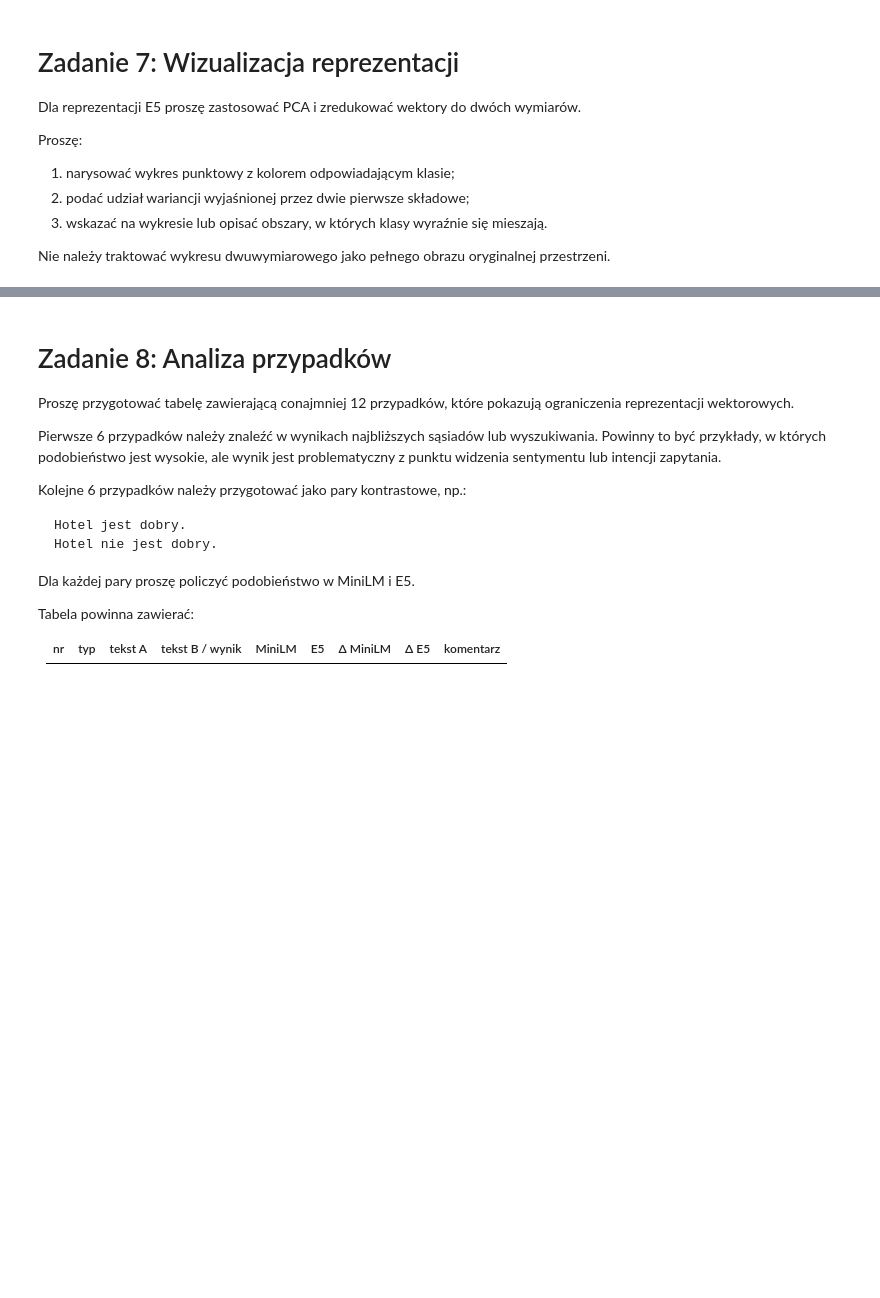
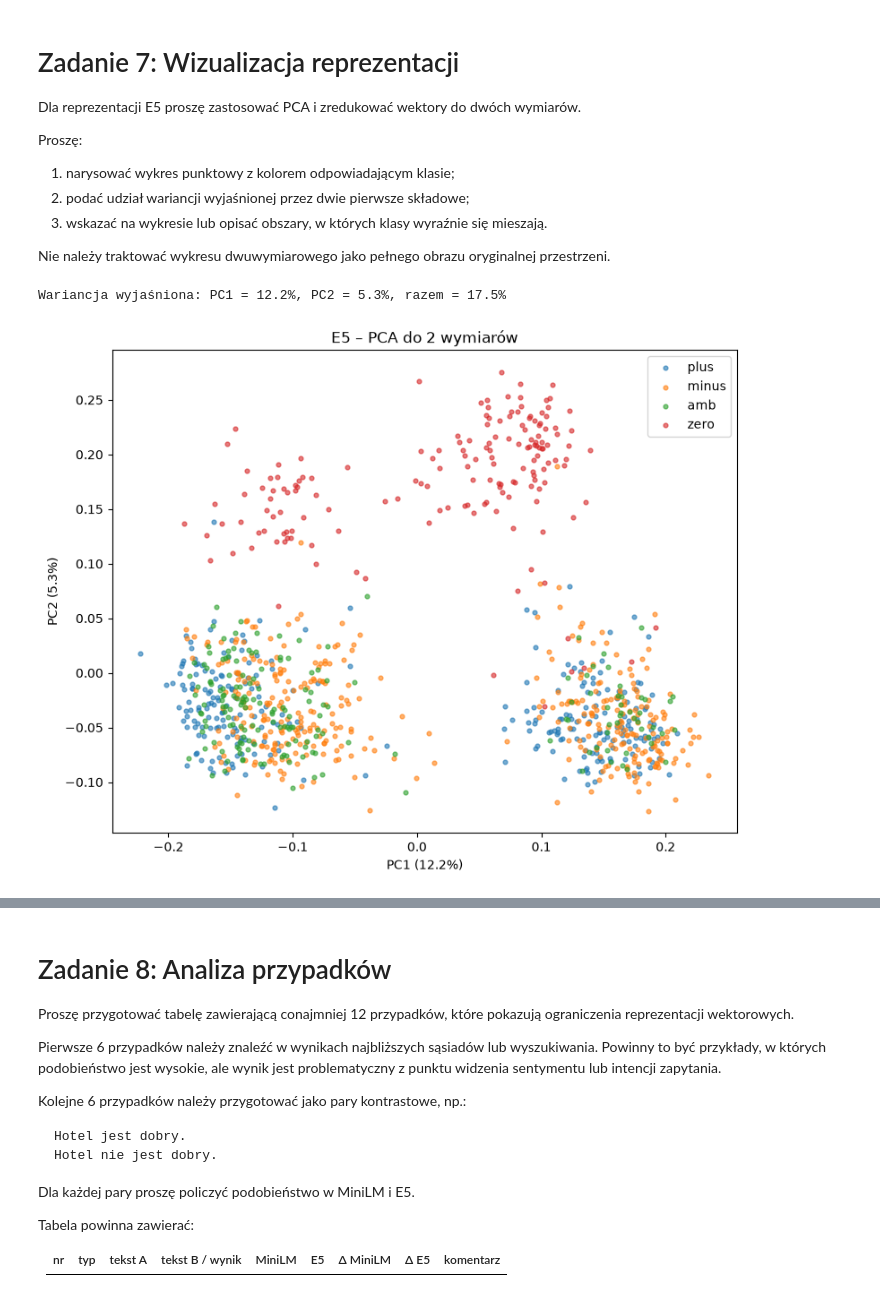
Before and after one commit to Monnkes/nlp, a Jupyter notebook: 003_From_Tokens_to_Embeddings.ipynb, the cells around one changed output, grey strips where cells are left out. Cells and saved outputs as stored; diff of their text form; code cells hidden in the pictures; blank space fills up the shorter version.

```diff
--- a/003_From_Tokens_to_Embeddings.ipynb
+++ b/003_From_Tokens_to_Embeddings.ipynb
@@ -520,0 +692,15 @@ Wynik:
+# %%
+labels = sample_df["target"].to_numpy()
+ks = [1, 5, 10]
+
+matches = {name: purity_scores(X, labels, k=max(ks)) for name, X in representations.items()}
+
+purity_table = pd.DataFrame({
+    name: {f"purity@{k}": m[:, :k].mean() for k in ks}
+    for name, m in matches.items()
+}).T.round(3)
+
+baseline = (train_df["target"].value_counts(normalize=True) ** 2).sum()
+
+display(purity_table)
+print(f"Purity dla losowych sąsiadów: {baseline:.3f}")
@@ -565,0 +775,11 @@ Ten benchmark jest uproszczony: etykieta sentymentu pełni rolę przybliżonej o
+# %%
+lookup = []
+
+for label in ["zero", "amb"]:
+    for t in sample_df[sample_df["target"] == label].sample(10, random_state=RANDOM_STATE)["text"]:
+        lookup.append({
+            "label": label,
+            "test": t
+        })
+
+pd.DataFrame(lookup)
@@ -579,0 +894,22 @@ Nie należy traktować wykresu dwuwymiarowego jako pełnego obrazu oryginalnej p
+# %%
+pca = PCA(n_components=2, random_state=RANDOM_STATE)
+coords = pca.fit_transform(representations["E5"])
+
+explained = pca.explained_variance_ratio_
+print(f"Wariancja wyjaśniona: PC1 = {explained[0]:.1%}, PC2 = {explained[1]:.1%}, razem = {explained.sum():.1%}")
+# %% [output]
+Wariancja wyjaśniona: PC1 = 12.2%, PC2 = 5.3%, razem = 17.5%
+# %%
+fig, ax = plt.subplots(figsize=(9, 7))
+
+for label in ["plus", "minus", "amb", "zero"]:
+    mask = labels == label
+    ax.scatter(coords[mask, 0], coords[mask, 1], label=label, s=12, alpha=0.6)
+
+ax.set_xlabel(f"PC1 ({explained[0]:.1%})")
+ax.set_ylabel(f"PC2 ({explained[1]:.1%})")
+ax.set_title("E5 – PCA do 2 wymiarów")
+ax.legend()
+plt.show()
+# %% [output]
+[figure, added]
```
Also changed, not shown: parts of 41 cells of this notebook, 1 other file.
